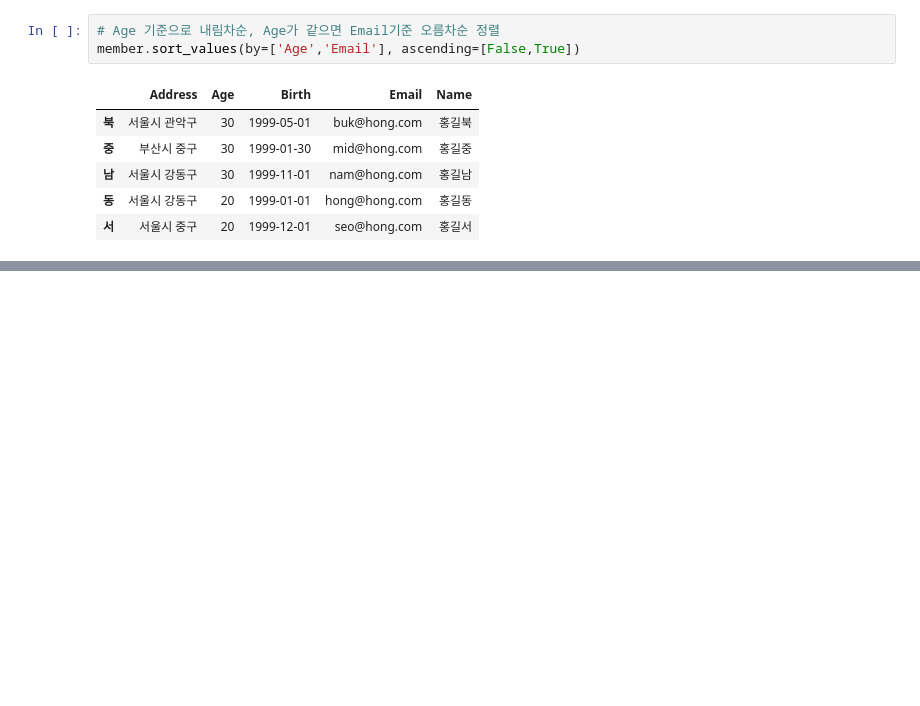
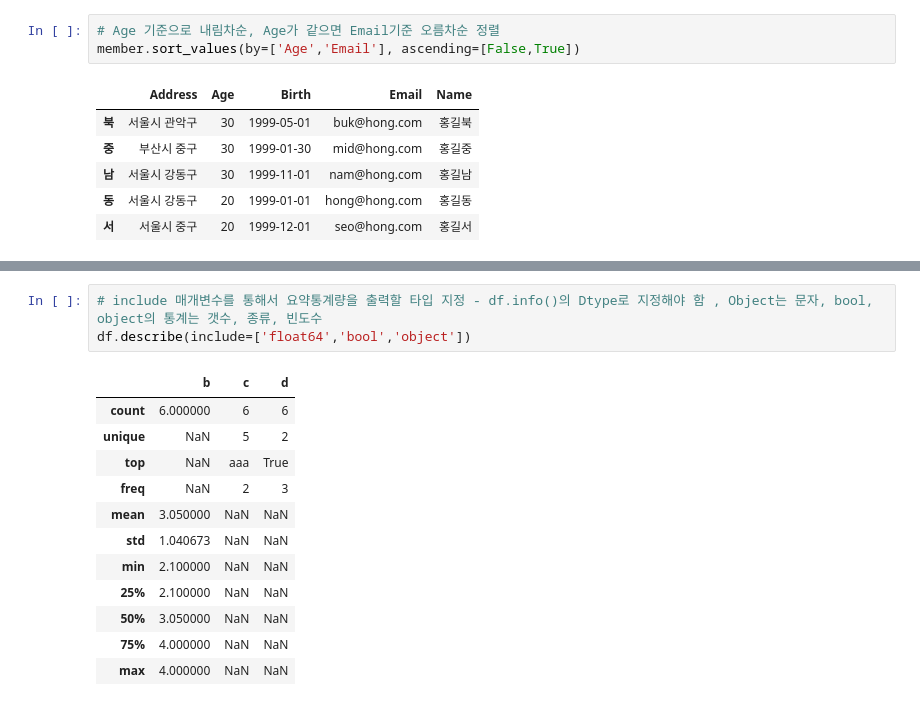
Before and after one commit to jslee912/ai, a Jupyter notebook: source/01_python/ch11_데이터프레임과 시리즈(Pandas)_1~8절.ipynb, the cells around one changed output, grey strips where cells are left out. Saved outputs shown, nothing was run; the diff lists cells and outputs as text; blank space fills up the shorter version.

```diff
--- a/source/01_python/ch11_데이터프레임과 시리즈(Pandas)_1~8절.ipynb
+++ b/source/01_python/ch11_데이터프레임과 시리즈(Pandas)_1~8절.ipynb
@@ -1659,0 +1890,16 @@ member.sort_values(by=['Age','Email'], ascending=[False,True])
+# %%
+# include 매개변수를 통해서 요약통계량을 출력할 타입 지정 - df.info()의 Dtype로 지정해야 함 , Object는 문자, bool, object의 통계는 갯수, 종류, 빈도수
+df.describe(include=['float64','bool','object'])
+# %% [output]
+|  | b | c | d |
+| count | 6.000000 | 6 | 6 |
+| unique | NaN | 5 | 2 |
+| top | NaN | aaa | True |
+| freq | NaN | 2 | 3 |
+| mean | 3.050000 | NaN | NaN |
+| std | 1.040673 | NaN | NaN |
+| min | 2.100000 | NaN | NaN |
+| 25% | 2.100000 | NaN | NaN |
+| 50% | 3.050000 | NaN | NaN |
+| 75% | 4.000000 | NaN | NaN |
+| max | 4.000000 | NaN | NaN |
```
Also changed, not shown: parts of 29 cells of this notebook, 1 other file.
